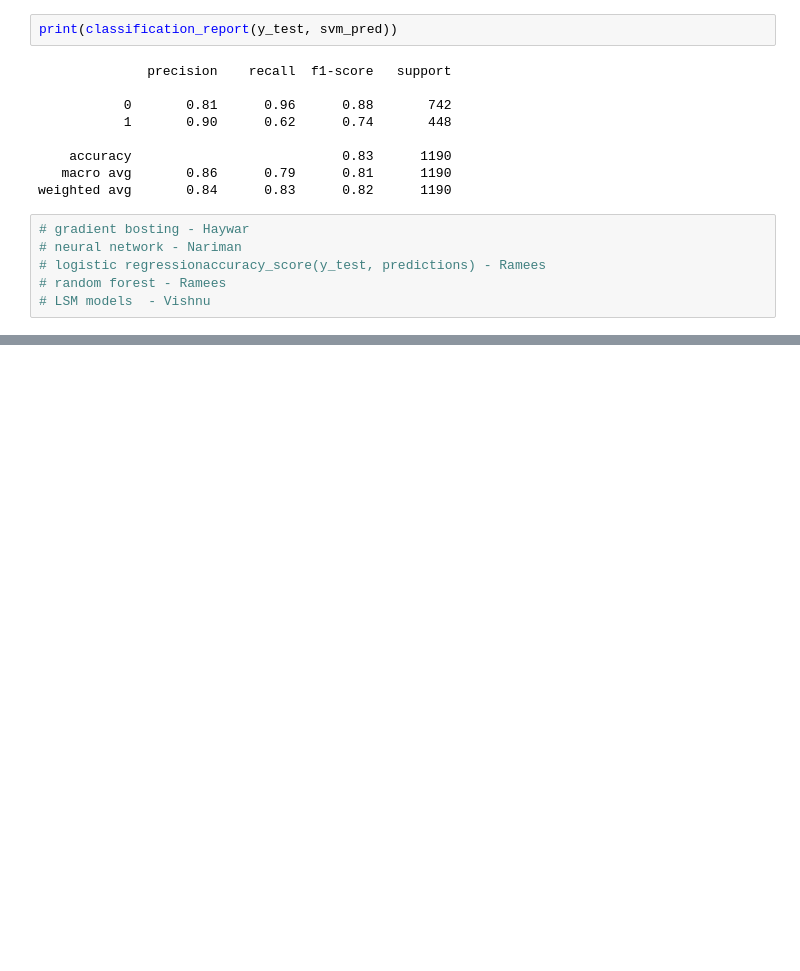
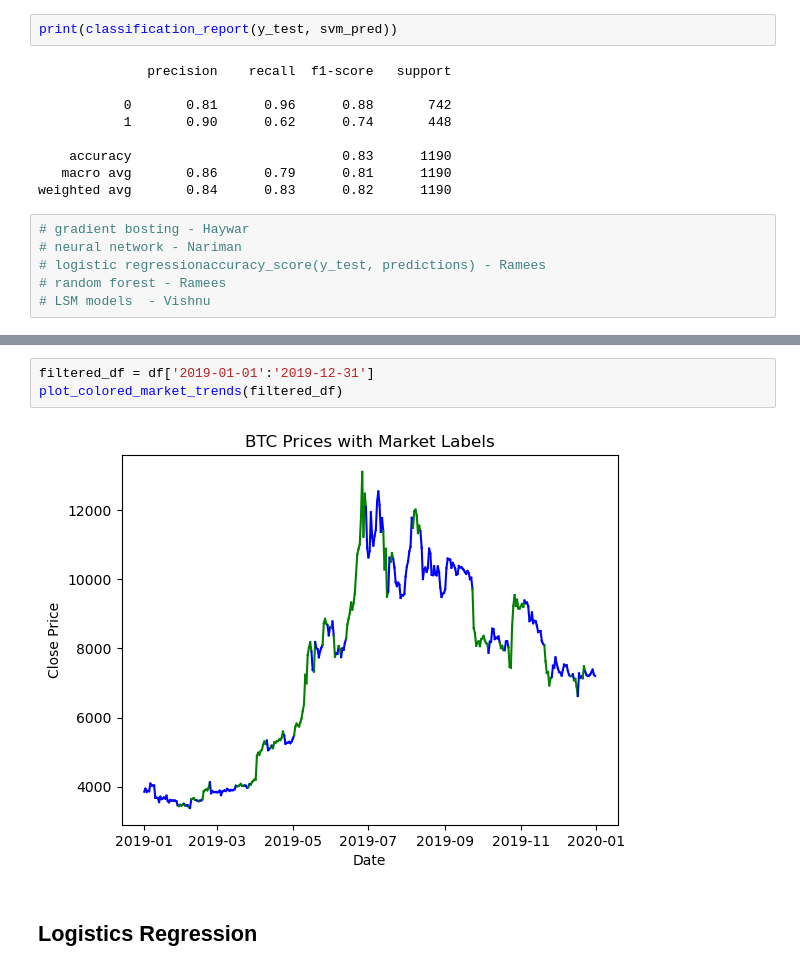
Before and after one commit to v3232/Project-2team-4, a Jupyter notebook: bitcoin_classifier.ipynb, the cells around one changed output, grey strips where cells are left out. Drawn from its saved outputs; the diff is of its cells as text; blank space fills up the shorter version.

```diff
--- a/bitcoin_classifier.ipynb
+++ b/bitcoin_classifier.ipynb
@@ -214,0 +229,7 @@ weighted avg       0.84      0.83      0.82      1190
+# %%
+filtered_df = df['2019-01-01':'2019-12-31']
+plot_colored_market_trends(filtered_df)
+# %% [output]
+[figure, added]
+# %% [markdown]
+## Logistics Regression
```
Also changed, not shown: parts of 20 cells of this notebook.
